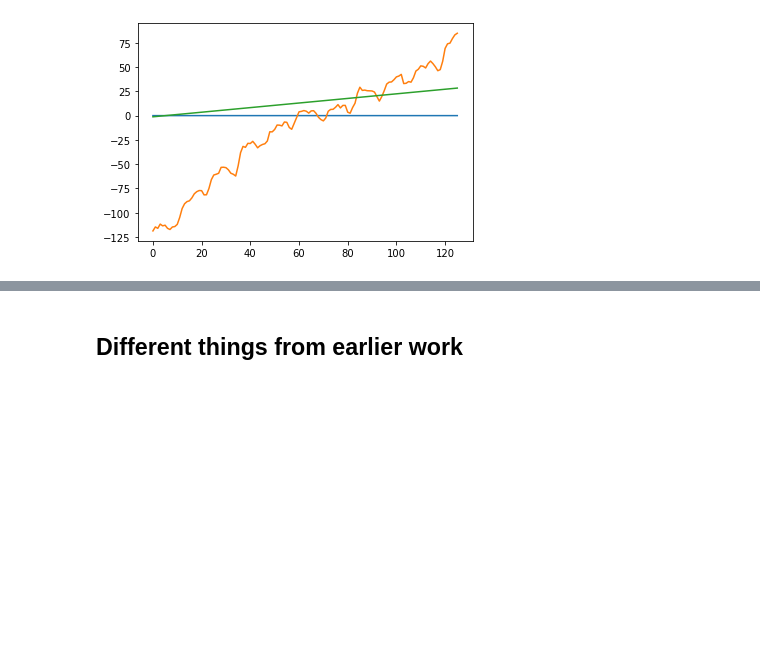
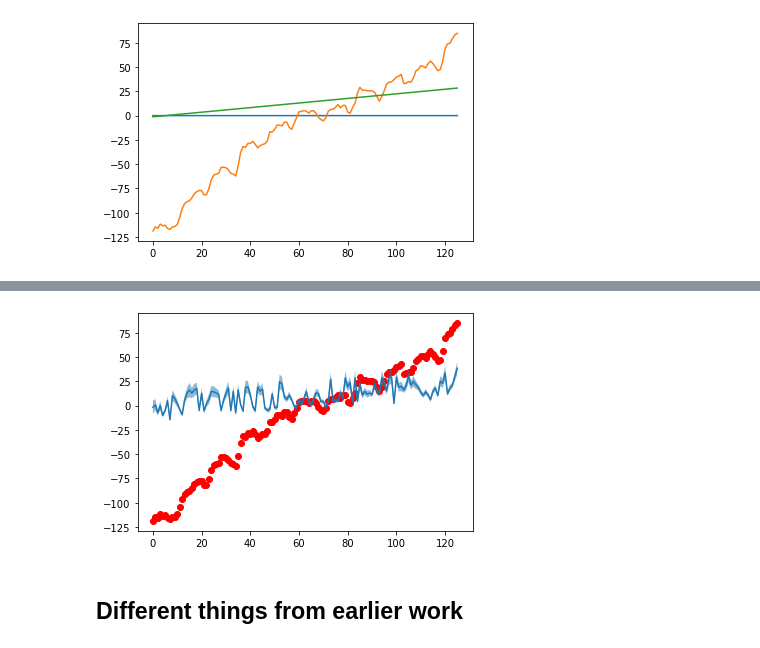
Before and after one commit to eyhl/premis, a Jupyter notebook: notebooks/pyro_model.ipynb, the cells around one changed output, grey strips where cells are left out. Saved outputs shown, nothing was run; the diff lists cells and outputs as text; code cells hidden in the pictures; blank space fills up the shorter version.

```diff
--- a/notebooks/pyro_model.ipynb
+++ b/notebooks/pyro_model.ipynb
@@ -386,3 +280,11 @@ plt.plot(y_hat)
+# %%
+plt.scatter(np.arange(126),y_train, c='r')
+#plt.ylabel('y')
+#plt.xlabel('x')
+plt.plot(np.arange(126), counts_df['mean'])
+plt.fill_between(np.arange(126), counts_df['high'], counts_df['low'], alpha=0.5);
+# %% [output]
+[figure, added]
 # %% [markdown]
 ## Different things from earlier work
 # %%
```
Also changed, not shown: parts of 28 cells of this notebook, 4 other files.
